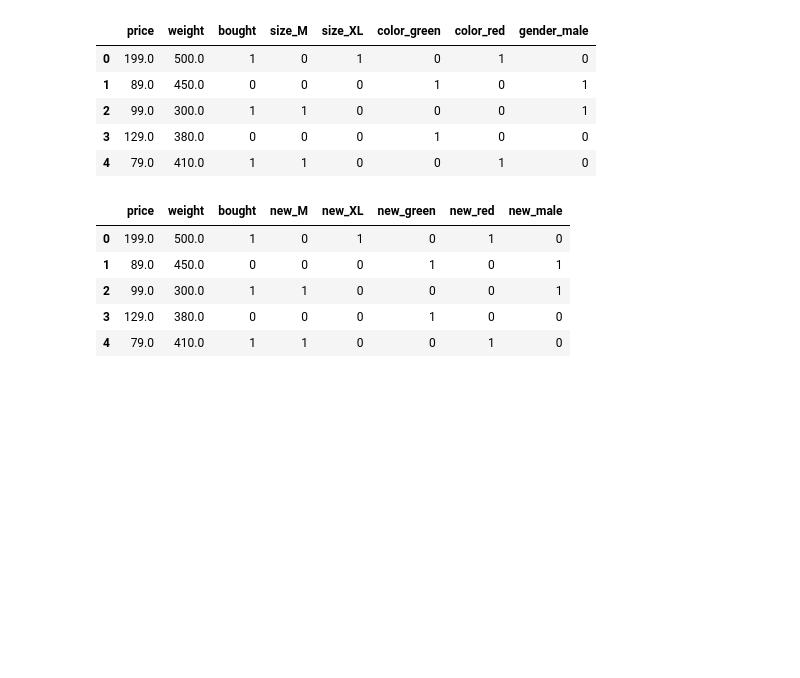
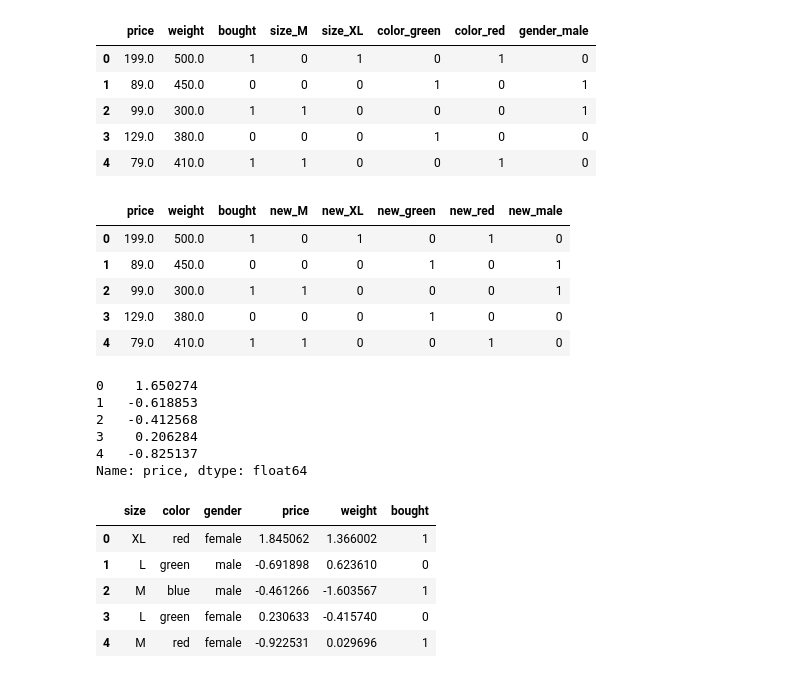
Before and after one commit to Karwis1987/kurs-mchun-lerning, a Jupyter notebook: Untitled.ipynb, the cells around one changed output. Saved outputs shown, nothing was run; the diff lists cells and outputs as text; code cells hidden in the pictures; blank space fills up the shorter version.

```diff
--- a/Untitled.ipynb
+++ b/Untitled.ipynb
@@ -179,3 +179,28 @@ pd.get_dummies(data=df, drop_first=True, prefix='new')
 | 2 | 99.0 | 300.0 | 1 | 1 | 0 | 0 | 0 | 1 |
 | 3 | 129.0 | 380.0 | 0 | 0 | 0 | 1 | 0 | 0 |
 | 4 | 79.0 | 410.0 | 1 | 1 | 0 | 0 | 1 | 0 |
+# %%
+def standardize(x):
+  return (x-x.mean())/x.std()
+
+standardize(df['price'])
+# %% [output]
+0    1.650274
+1   -0.618853
+2   -0.412568
+3    0.206284
+4   -0.825137
+Name: price, dtype: float64
+# %%
+from sklearn.preprocessing import StandardScaler
+
+scaler = StandardScaler()
+df[['price', 'weight']] = scaler.fit_transform(df[['price', 'weight']])
+df
+# %% [output]
+|  | size | color | gender | price | weight | bought |
+| 0 | XL | red | female | 1.845062 | 1.366002 | 1 |
+| 1 | L | green | male | -0.691898 | 0.623610 | 0 |
+| 2 | M | blue | male | -0.461266 | -1.603567 | 1 |
+| 3 | L | green | female | 0.230633 | -0.415740 | 0 |
+| 4 | M | red | female | -0.922531 | 0.029696 | 1 |
```
